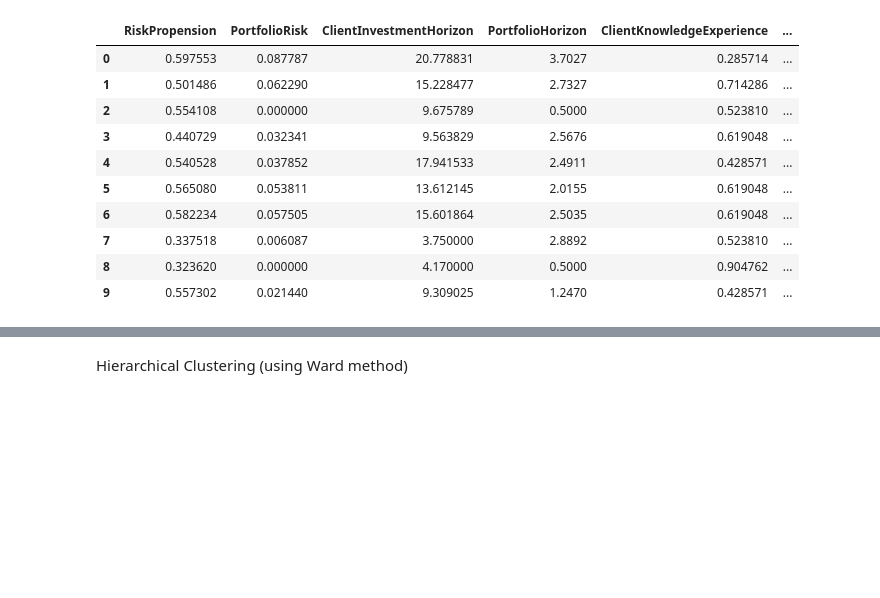
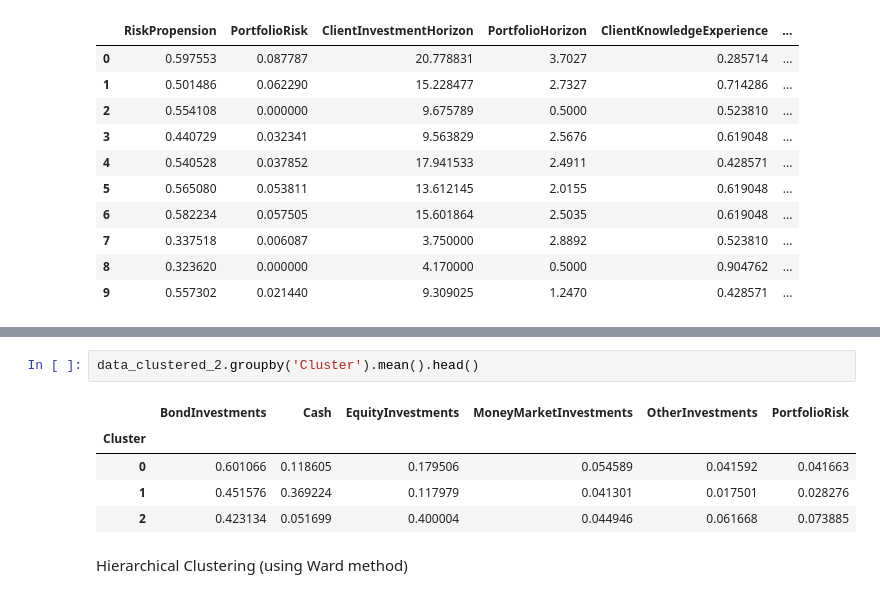
Before and after one commit to ennio-guzman/DataScienceLab, a Jupyter notebook: Data_science_lab.ipynb, the cells around one changed output, grey strips where cells are left out. Cells and saved outputs as stored; diff of their text form; blank space fills up the shorter version.

```diff
--- a/Data_science_lab.ipynb
+++ b/Data_science_lab.ipynb
@@ -304,3 +307,11 @@ plt.show()
+# %%
+data_clustered_2.groupby('Cluster').mean().head()
+# %% [output]
+|  | BondInvestments | Cash | EquityInvestments | MoneyMarketInvestments | OtherInvestments | PortfolioRisk |
+| Cluster |  |  |  |  |  |  |
+| 0 | 0.601066 | 0.118605 | 0.179506 | 0.054589 | 0.041592 | 0.041663 |
+| 1 | 0.451576 | 0.369224 | 0.117979 | 0.041301 | 0.017501 | 0.028276 |
+| 2 | 0.423134 | 0.051699 | 0.400004 | 0.044946 | 0.061668 | 0.073885 |
 # %% [markdown]
 Hierarchical Clustering (using Ward method)
 # %%
```
Also changed, not shown: parts of 1 cell of this notebook.
